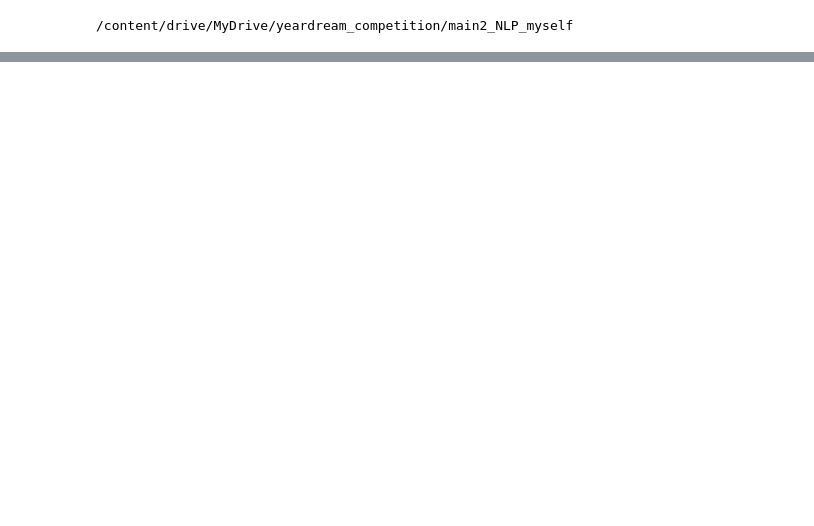
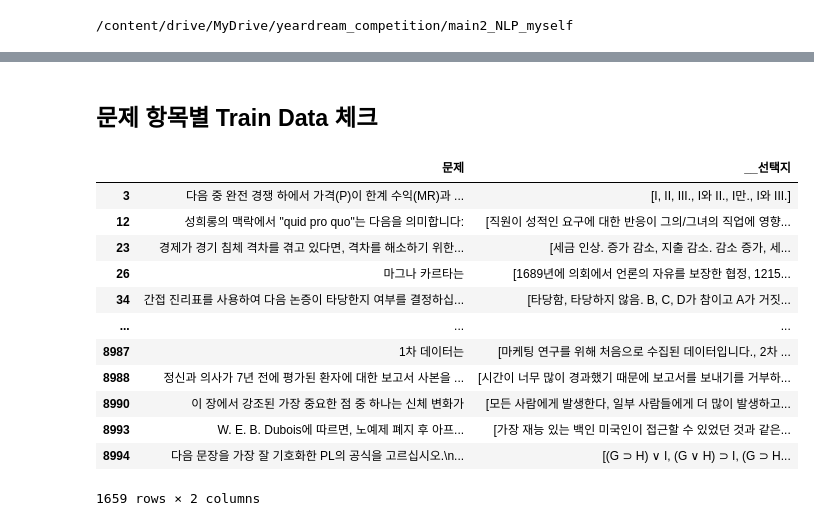
Before and after one commit to YaBBiOn/YEARDREAM_NLP_PROJECT, a Jupyter notebook: yb_work/preprocessing.ipynb, the cells around one changed output, grey strips where cells are left out. Cells and saved outputs as stored; diff of their text form; code cells hidden in the pictures; blank space fills up the shorter version.

```diff
--- a/yb_work/preprocessing.ipynb
+++ b/yb_work/preprocessing.ipynb
@@ -331,0 +65,34 @@ df_p_data.tail(20)
+# %%
+# 선택지 리스트화 + 리스트화된 선택지를 항목별로 쪼갬 + 각 번호에 맞는 컬럼에 넣음
+
+for index, row in train.iterrows():
+  try:
+    train['__선택지'][index] = ast.literal_eval(train['선택지'][index])
+  except Exception as e:
+    print(f'{index} error 발생 : {e}')
+    print("원본 선택지:", train['선택지'][index])
+    # 에러 발생 시 원본 선택지를 그대로 사용
+    train['__선택지'][index] = train['선택지'][index]
+
+  try:
+    train['0'][index] = train['__선택지'][index][0]
+  except:
+    train['0'][index] = '0'
+
+  try:
+    train['1'][index] = train['__선택지'][index][1]
+  except:
+    train['1'][index] = '0'
+
+  try:
+    train['2'][index] = train['__선택지'][index][2]
+  except:
+    train['2'][index] = '0'
+
+  try:
+    train['3'][index] = train['__선택지'][index][3]
+  except:
+    train['3'][index] = '0'
+# %%
+# 디버깅용 문항 개수 컬럼 추가 (train은 7개 빼고 전부,  test는 전부 이상 없음)
+train['문항개수'] = train['__선택지'].apply(lambda x: len(x))
@@ -331,0 +131,19 @@ df_p_data.tail(20)
+# %% [markdown]
+## 문제 항목별 Train Data 체크
+# %%
+# train[train['cluster'] == 0]['문제'].tolist()
+train[train['cluster'] == 0][['문제', '__선택지']]
+# %% [output]
+|  | 문제 | __선택지 |
+| 3 | 다음 중 완전 경쟁 하에서 가격(P)이 한계 수익(MR)과 ... | [I, II, III., I와 II., I만., I와 III.] |
+| 12 | 성희롱의 맥락에서 "quid pro quo"는 다음을 의미합니다: | [직원이 성적인 요구에 대한 반응이 그의/그녀의 직업에 영향... |
+| 23 | 경제가 경기 침체 격차를 겪고 있다면, 격차를 해소하기 위한... | [세금 인상. 증가 감소, 지출 감소. 감소 증가, 세... |
+| 26 | 마그나 카르타는 | [1689년에 의회에서 언론의 자유를 보장한 협정, 1215... |
+| 34 | 간접 진리표를 사용하여 다음 논증이 타당한지 여부를 결정하십... | [타당함, 타당하지 않음. B, C, D가 참이고 A가 거짓... |
+| ... | ... | ... |
+| 8987 | 1차 데이터는 | [마케팅 연구를 위해 처음으로 수집된 데이터입니다., 2차 ... |
+| 8988 | 정신과 의사가 7년 전에 평가된 환자에 대한 보고서 사본을 ... | [시간이 너무 많이 경과했기 때문에 보고서를 보내기를 거부하... |
+| 8990 | 이 장에서 강조된 가장 중요한 점 중 하나는 신체 변화가 | [모든 사람에게 발생한다, 일부 사람들에게 더 많이 발생하고... |
+| 8993 | W. E. B. Dubois에 따르면, 노예제 폐지 후 아프... | [가장 재능 있는 백인 미국인이 접근할 수 있었던 것과 같은... |
+| 8994 | 다음 문장을 가장 잘 기호화한 PL의 공식을 고르십시오.\n... | [(G ⊃ H) ∨ I, (G ∨ H) ⊃ I, (G ⊃ H... |
+1659 rows × 2 columns
```
Also changed, not shown: parts of 61 cells of this notebook, 10 other files.
